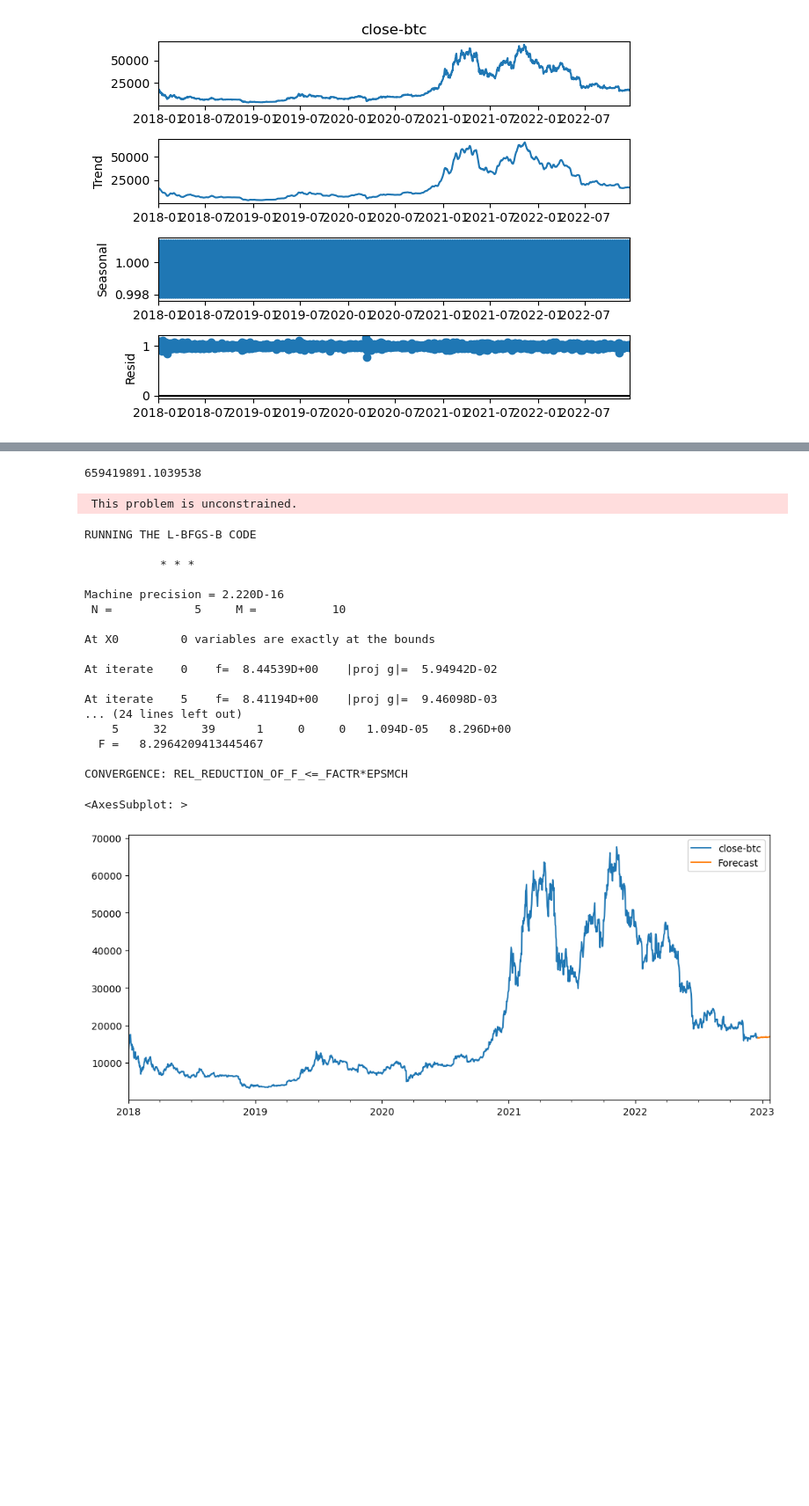
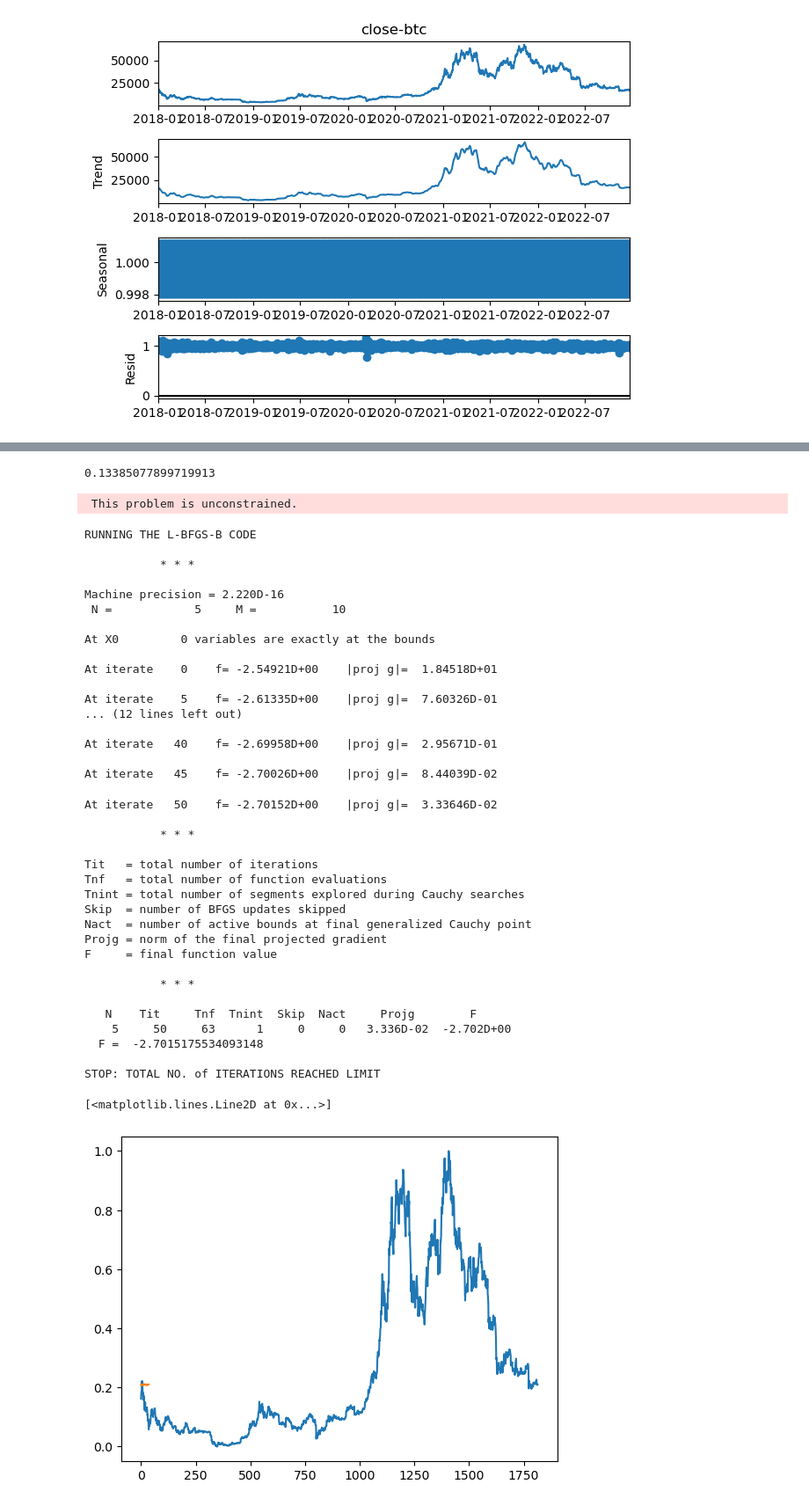
Before and after one commit to A125X/Stock-Prices-Analysis-And-Prediction, a Jupyter notebook: arima.ipynb, the cells around one changed output, grey strips where cells are left out. Shown at 88% size. Saved outputs shown, nothing was run; the diff lists cells and outputs as text; code cells hidden in the pictures; blank space fills up the shorter version.

Commit message:
scaled data for arima model... didn't work tho

```diff
--- a/arima.ipynb
+++ b/arima.ipynb
@@ -47,3 +47,8 @@ result.plot()
 # %% [output]
 [figure]
 [figure]
+# %%
+scaler = MinMaxScaler()
+timeseries = timeseries["close-btc"].values.reshape(timeseries.shape[0],1)
+print(timeseries)
+timeseries = scaler.fit_transform(timeseries)
@@ -130,45 +142,64 @@ from sklearn.metrics import mean_squared_error
 from statsmodels.tools.eval_measures import rmse
 
 # Calculate root mean squared error
-rmse(test['close-btc'], predictions)
+rmse(test, predictions)
 
 # Calculate mean squared error
-mean_squared_error(test['close-btc'], predictions)
+mean_squared_error(test, predictions)
 # %% [output]
-659419891.1039538
+0.13385077899719913
 # %%
 # Train the model on the full dataset
-model = model = SARIMAX(timeseries['close-btc'],
+model = model = SARIMAX(timeseries,
                         order = (0, 1, 1),
                         seasonal_order =(2, 1, 1, 12))
 result = model.fit()
 
 # Forecast for the next 3 years
 forecast = result.predict(start = len(timeseries),
                           end = (len(timeseries)-1) + 3 * 12,
-                          typ = 'levels').rename('Forecast')
+                          typ = 'levels')
 
 # Plot the forecast values
-timeseries['close-btc'].plot(figsize = (12, 5), legend = True)
-forecast.plot(legend = True)
+plt.plot(timeseries)
+plt.plot(forecast)
 # %% [output]
  This problem is unconstrained.
 RUNNING THE L-BFGS-B CODE
 
            * * *
 
 Machine precision = 2.220D-16
  N =            5     M =           10
 
 At X0         0 variables are exactly at the bounds
 
-At iterate    0    f=  8.44539D+00    |proj g|=  5.94942D-02
+At iterate    0    f= -2.54921D+00    |proj g|=  1.84518D+01
 
-At iterate    5    f=  8.41194D+00    |proj g|=  9.46098D-03
-... (24 lines left out)
-    5     32     39      1     0     0   1.094D-05   8.296D+00
-  F =   8.2964209413445467
+At iterate    5    f= -2.61335D+00    |proj g|=  7.60326D-01
+... (12 lines left out)
 
-CONVERGENCE: REL_REDUCTION_OF_F_<=_FACTR*EPSMCH
+At iterate   40    f= -2.69958D+00    |proj g|=  2.95671D-01
+
+At iterate   45    f= -2.70026D+00    |proj g|=  8.44039D-02
-<AxesSubplot: >
+At iterate   50    f= -2.70152D+00    |proj g|=  3.33646D-02
+
+           * * *
+
+Tit   = total number of iterations
+Tnf   = total number of function evaluations
+Tnint = total number of segments explored during Cauchy searches
+Skip  = number of BFGS updates skipped
+Nact  = number of active bounds at final generalized Cauchy point
+Projg = norm of the final projected gradient
+F     = final function value
+
+           * * *
+
+   N    Tit     Tnf  Tnint  Skip  Nact     Projg        F
+    5     50     63      1     0     0   3.336D-02  -2.702D+00
+  F =  -2.7015175534093148
+
+STOP: TOTAL NO. of ITERATIONS REACHED LIMIT
+[<matplotlib.lines.Line2D at 0x...>]
-[figure, old version]
+[figure, new version]
```
Also changed, not shown: parts of 3 cells of this notebook.
